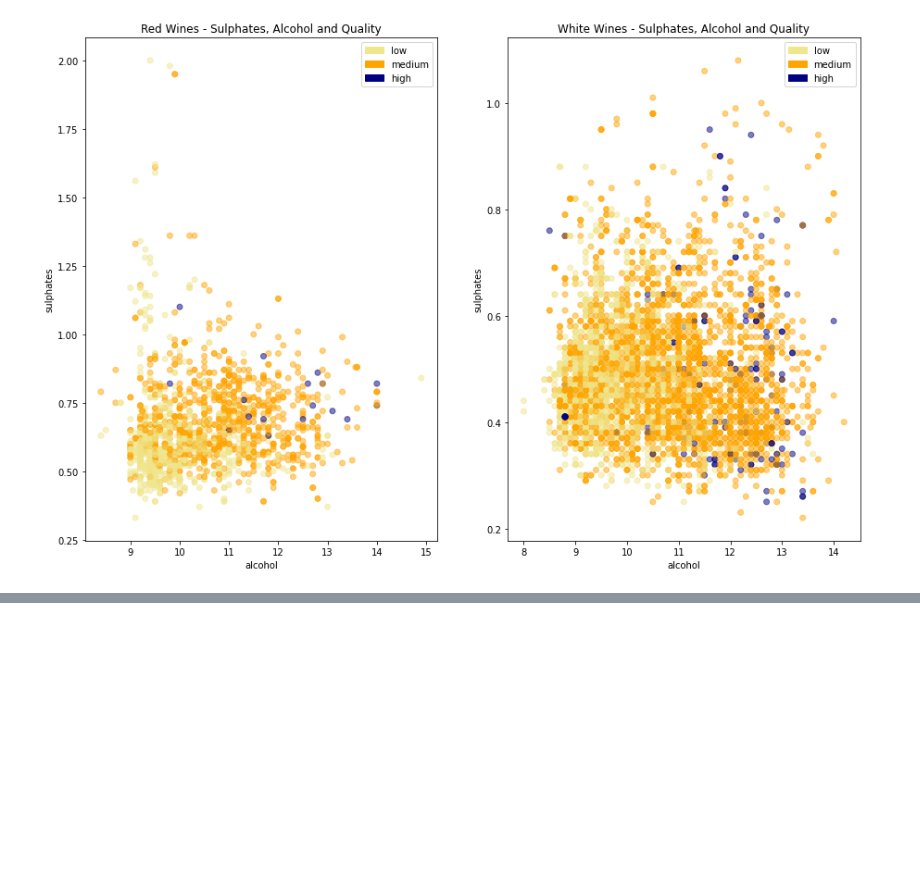
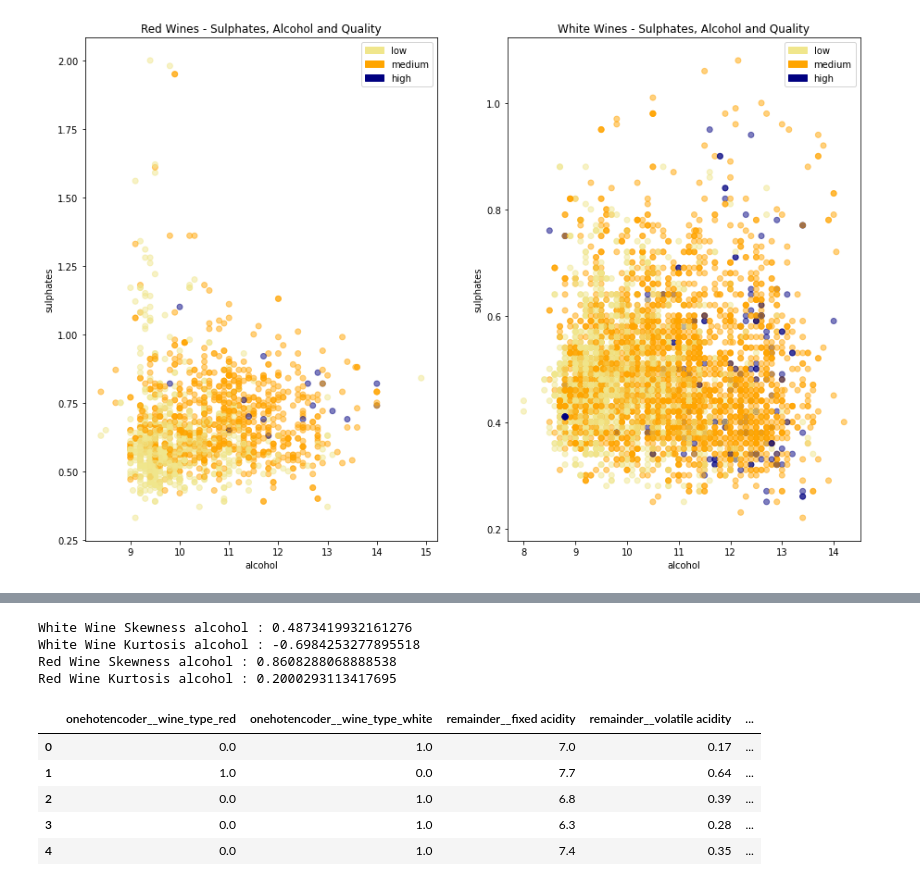
Before and after one commit to lvuduy/BlueBerry-Winery, a Jupyter notebook: PJ2_Sprint1.ipynb, the cells around one changed output, grey strips where cells are left out. Saved outputs shown, nothing was run; the diff lists cells and outputs as text; code cells hidden in the pictures; blank space fills up the shorter version.

```diff
--- a/PJ2_Sprint1.ipynb
+++ b/PJ2_Sprint1.ipynb
@@ -1115,0 +1092,54 @@ plt.show()
+# %%
+#Skewness measures asymmetry in the data distribution, while kurtosis measures peakedness
+#The skewness reflects the shape and distribution of the data
+Eingabe = input ("Komponente eingeben")
+
+#Eingabe = "residual sugar"
+
+print("White Wine Skewness", str(Eingabe),":", white_wine[Eingabe].astype(float).skew())
+
+#Kurtosis identifies outliers: data with high kurtosis (heavy-tailed data) is proof of outliers,
+#and data with low kurtosis (light-tailed data) lacks them.
+print("White Wine Kurtosis", str(Eingabe),":", white_wine[Eingabe].astype(float).kurt())
+
+#the skewness value, which explains the extent to which the data is normally distributed.
+#Ideally, the skewness value should be between -1 and +1, and any major deviation from this range indicates the presence of extreme values.
+print ("Red Wine Skewness", str(Eingabe), ":", red_wine[Eingabe].astype(float).skew())
+print("Red Wine Kurtosis", str(Eingabe), ":", red_wine[Eingabe].astype(float).kurt())
+# %% [output]
+White Wine Skewness alcohol : 0.4873419932161276
+White Wine Kurtosis alcohol : -0.6984253277895518
+Red Wine Skewness alcohol : 0.8608288068888538
+Red Wine Kurtosis alcohol : 0.2000293113417695
+# %%
+#use the ScikitLearn library, especially the sklearn.preprocessing package,
+#to transform raw features into a representation that is more suitable for ML models
+
+#The One-Hot Encoder converts each category value into a new column and assigns a 1 or 0 (True/False) value to the corresponding column.
+#The encoder prevents the model from weighting a value improperly. To illustrate this,
+#if we have a list of wines, a wine of the category "white" will have 0 in the "red" and a 1 in the "white" category.
+#As you can see, these categories are nominal
+
+from sklearn.preprocessing import OneHotEncoder
+from sklearn.compose import make_column_transformer
+
+#We imported the make_column_transformer() function
+#The function took a tuple containing the transformer we want to apply and the column to which to apply to. In this case, we wanted to use the OneHotEncoder() transformer and apply it to the 'island' column.
+#We used the remainder='passthrough' parameter to specify that all other columns should be left untouched.
+#We then applied the .fit_transform() method to our DataFrame.
+#Finally, we reconstructed the DataFrame
+
+
+
+transformer = make_column_transformer((OneHotEncoder(), ['wine_type']),remainder='passthrough')
+transformed = transformer.fit_transform(wines)
+transformed_wines = pd.DataFrame(transformed, columns=transformer.get_feature_names_out())
+
+transformed_wines.head()
+# %% [output]
+|  | onehotencoder__wine_type_red | onehotencoder__wine_type_white | remainder__fixed acidity | remainder__volatile acidity | ... |
+| 0 | 0.0 | 1.0 | 7.0 | 0.17 | ... |
+| 1 | 1.0 | 0.0 | 7.7 | 0.64 | ... |
+| 2 | 0.0 | 1.0 | 6.8 | 0.39 | ... |
+| 3 | 0.0 | 1.0 | 6.3 | 0.28 | ... |
+| 4 | 0.0 | 1.0 | 7.4 | 0.35 | ... |
```
Also changed, not shown: parts of 15 cells of this notebook.
